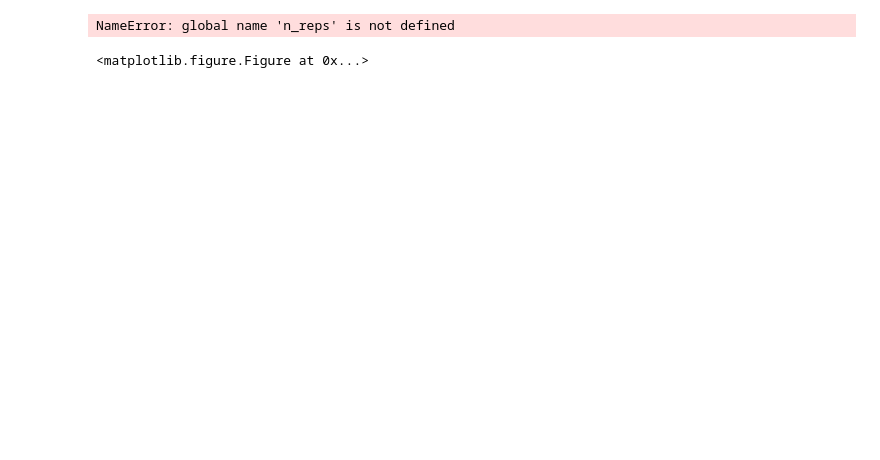
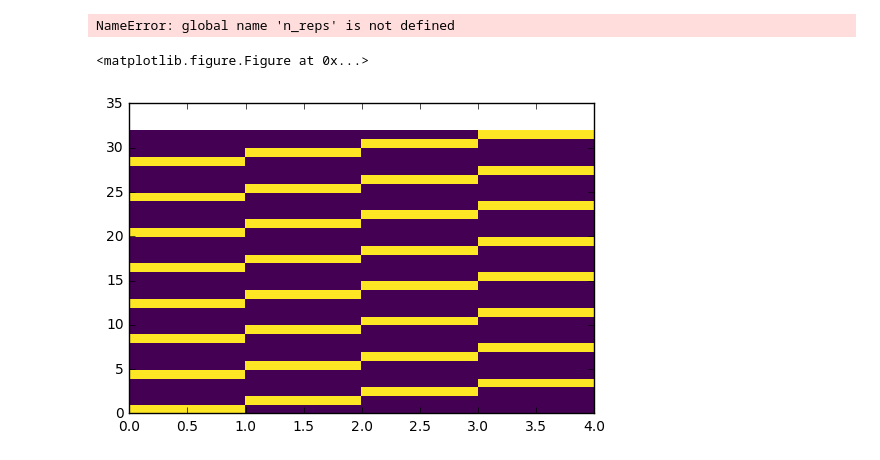
Before and after one commit to davidbrandfonbrener/sisyphus2, a Jupyter notebook: notebooks/fixed_point_task_analysis.ipynb, the cells around one changed output. Saved outputs shown, nothing was run; the diff lists cells and outputs as text; code cells hidden in the pictures; blank space fills up the shorter version.

```diff
--- a/notebooks/fixed_point_task_analysis.ipynb
+++ b/notebooks/fixed_point_task_analysis.ipynb
@@ -361,24 +368,28 @@ NameError: global name 'n_reps' is not defined
 <matplotlib.figure.Figure at 0x...>
 # %%
 #single neuron ablations
+
+colors = ['r','g','b','k','c']*10
 
 abl_trial_steps = 1000
 t_cons = []
 
 abl_in = np.zeros([abl_trial_steps,n_in*n_rec,n_in])
 for jj in range(n_rec):
     for ii in range(n_in):
         abl_in[10:80,ii+jj*n_in,ii] = 1
         mask = np.ones([n_rec,n_rec])
         mask[:,jj] = 0
         t_cons.append([mask])
 
 plt.pcolormesh(abl_in[20,:,:])
 plt.show()
 
 s_abl = np.zeros([abl_in.shape[0],abl_in.shape[1],W.shape[0]])
 for ii in range(n_in*n_rec):
     s_abl[:,ii,:] = sim.run_trial(abl_in[:,ii,:],t_connectivity=t_cons[ii]*abl_trial_steps)[1].reshape([abl_in.shape[0],W.shape[0]])
+# %% [output]
+[figure, added]
 # %%
 #Rows ablated neuron, Columns input
 def ablation_analysis(n_rec,n_in,sim):
```
Also changed, not shown: parts of 22 cells of this notebook, 1 other file.
